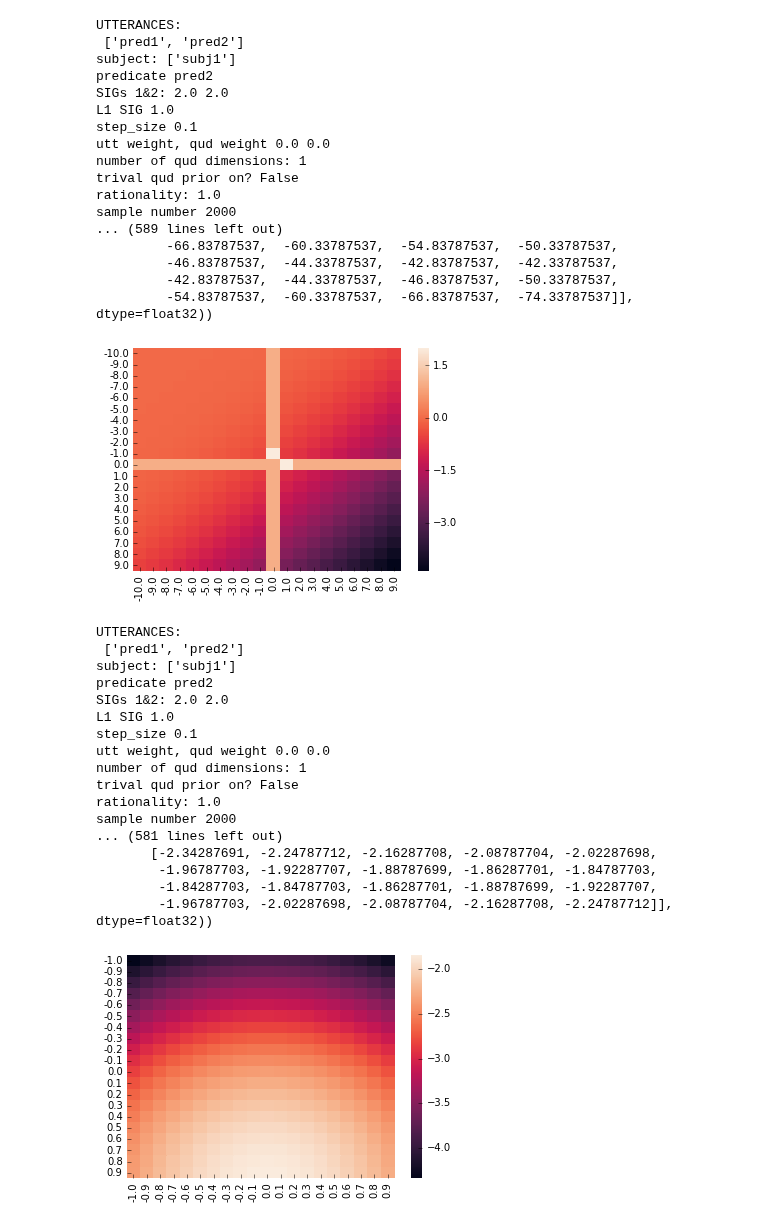
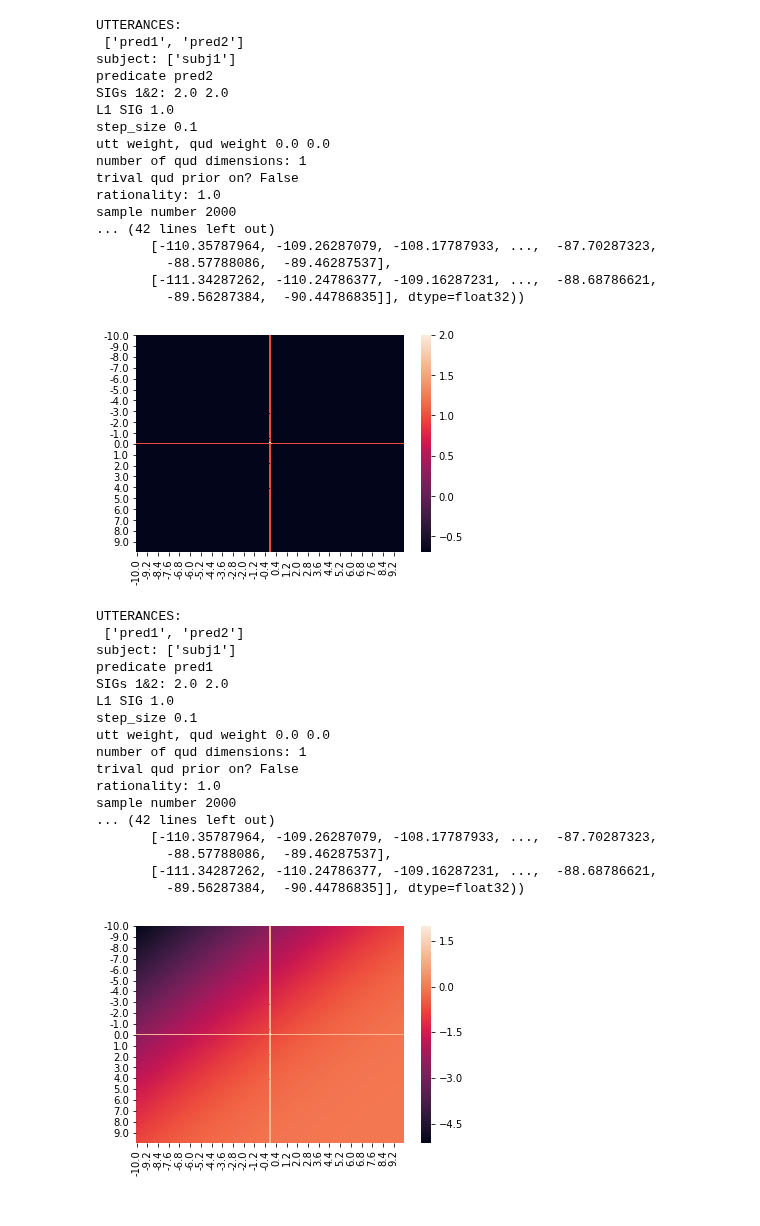
Before and after one commit to reubenharry/Distributional-RSA, a Jupyter notebook: heatmaps.ipynb, the cells around one changed output. Saved outputs shown, nothing was run; the diff lists cells and outputs as text; code cells hidden in the pictures.

```diff
--- a/heatmaps.ipynb
+++ b/heatmaps.ipynb
@@ -49,33 +49,33 @@ def titrate(size,amount,l1_sig1,quds,only_trivial,pred,just_s1,just_l0=False,sig
         hm = pnd.DataFrame(results[2],columns=np.arange(-size,size)*amount,index=np.arange(-size,size)*amount)
         seaborn.heatmap(hm)
 # %%
-titrate(size=10,amount=1.0,l1_sig1=1.0,quds=['qud2'],pred='pred2',only_trivial=False,just_s1=True,just_l0=False,sig1=2.0,sig2=2.0,prior=False)
+titrate(size=100,amount=0.1,l1_sig1=1.0,quds=['qud1'],pred='pred2',only_trivial=False,just_s1=True,just_l0=False,sig1=2.0,sig2=2.0,prior=False)
 # %% [output]
 UTTERANCES:
  ['pred1', 'pred2']
 subject: ['subj1']
 predicate pred2
 SIGs 1&2: 2.0 2.0
 L1 SIG 1.0
 step_size 0.1
 utt weight, qud weight 0.0 0.0
 number of qud dimensions: 1
 trival qud prior on? False
 rationality: 1.0
 sample number 2000
-... (589 lines left out)
-         -66.83787537,  -60.33787537,  -54.83787537,  -50.33787537,
-         -46.83787537,  -44.33787537,  -42.83787537,  -42.33787537,
-         -42.83787537,  -44.33787537,  -46.83787537,  -50.33787537,
-         -54.83787537,  -60.33787537,  -66.83787537,  -74.33787537]], dtype=float32))
+... (42 lines left out)
+       [-110.35787964, -109.26287079, -108.17787933, ...,  -87.70287323,
+         -88.57788086,  -89.46287537],
+       [-111.34287262, -110.24786377, -109.16287231, ...,  -88.68786621,
+         -89.56287384,  -90.44786835]], dtype=float32))
-[figure, old version]
+[figure, new version]
 # %%
-titrate(size=10,amount=0.1,l1_sig1=1.0,quds=['qud1'],pred='pred2',only_trivial=False,just_s1=False,just_l0=False,sig1=2.0,sig2=2.0,prior=True)
+titrate(size=100,amount=0.1,l1_sig1=1.0,quds=['qud2'],pred='pred1',only_trivial=False,just_s1=True,just_l0=False,sig1=2.0,sig2=2.0,prior=False)
 # %% [output]
 UTTERANCES:
  ['pred1', 'pred2']
 subject: ['subj1']
-predicate pred2
+predicate pred1
 SIGs 1&2: 2.0 2.0
 L1 SIG 1.0
 step_size 0.1
@@ -84,9 +84,9 @@ number of qud dimensions: 1
 trival qud prior on? False
 rationality: 1.0
 sample number 2000
-... (581 lines left out)
-       [-2.34287691, -2.24787712, -2.16287708, -2.08787704, -2.02287698,
-        -1.96787703, -1.92287707, -1.88787699, -1.86287701, -1.84787703,
-        -1.84287703, -1.84787703, -1.86287701, -1.88787699, -1.92287707,
-        -1.96787703, -2.02287698, -2.08787704, -2.16287708, -2.24787712]], dtype=float32))
+... (42 lines left out)
+       [-110.35787964, -109.26287079, -108.17787933, ...,  -87.70287323,
+         -88.57788086,  -89.46287537],
+       [-111.34287262, -110.24786377, -109.16287231, ...,  -88.68786621,
+         -89.56287384,  -90.44786835]], dtype=float32))
-[figure, old version]
+[figure, new version]
```
Also changed, not shown: parts of 6 cells of this notebook.
